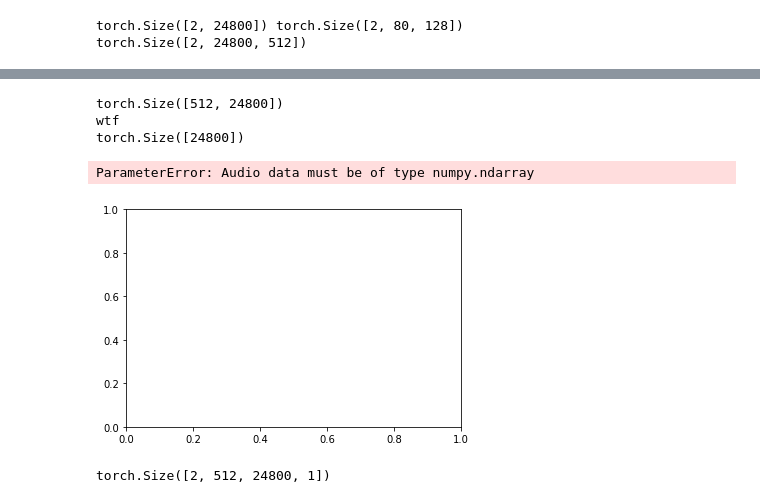
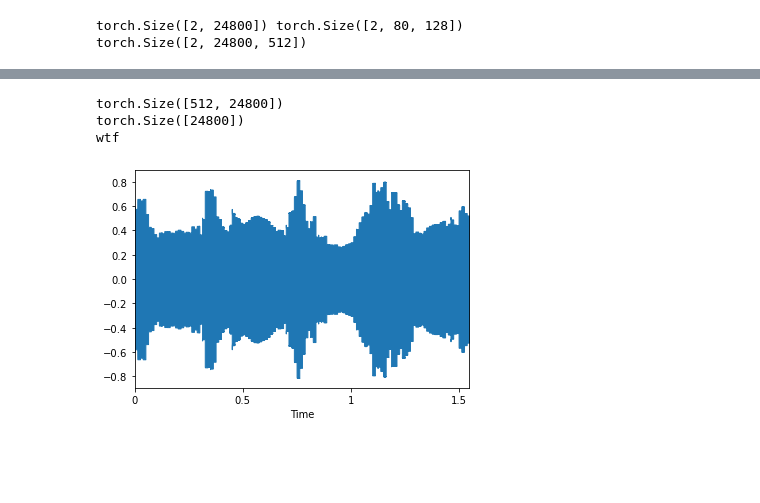
Before and after one commit to CISC-867/Project, a Jupyter notebook: main.ipynb, the cells around one changed output, grey strips where cells are left out. Saved outputs shown, nothing was run; the diff lists cells and outputs as text; code cells hidden in the pictures; blank space fills up the shorter version.

```diff
--- a/main.ipynb
+++ b/main.ipynb
@@ -97,15 +133,10 @@ librosa.display.waveplot(y_pred[0].detach().numpy(), sr=16000)
-# %%
-# audio = y_pred[0]
-audio = y_pred[0].transpose(0,1)
-print(audio.shape)
-dataset.show_audios(audio)
-# %% [output]
-torch.Size([512, 24800])
-wtf
-torch.Size([24800])
-ParameterError: Audio data must be of type numpy.ndarray
-[figure, removed]
-# %%
-y_pred.transpose(2,1).unsqueeze(-1).shape
-# %% [output]
-torch.Size([2, 512, 24800, 1])
+# %%
+print(audio.shape)
+maxed = audio.amax(dim=0)
+print(maxed.shape)
+dataset.show_audios([maxed])
+# %% [output]
+torch.Size([512, 24800])
+torch.Size([24800])
+wtf
+[figure, added]
```
Also changed, not shown: parts of 7 cells of this notebook, 1 other file.
